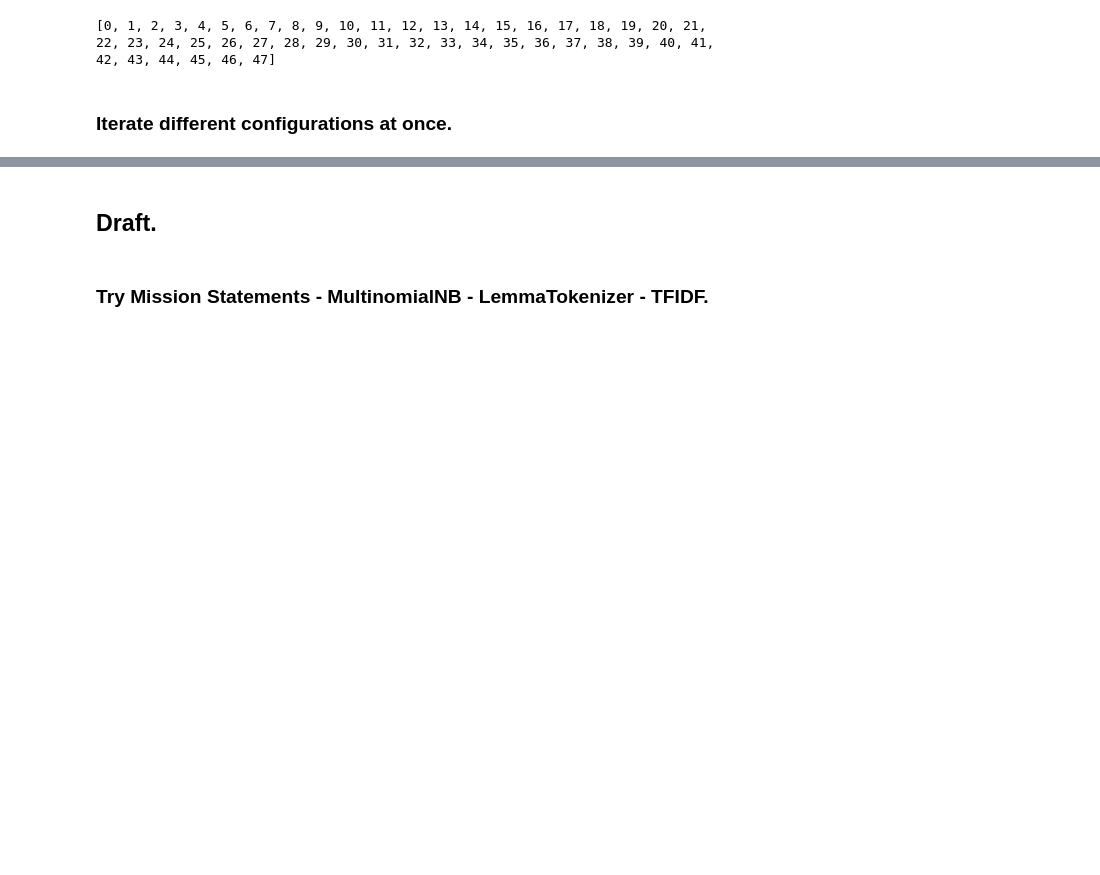
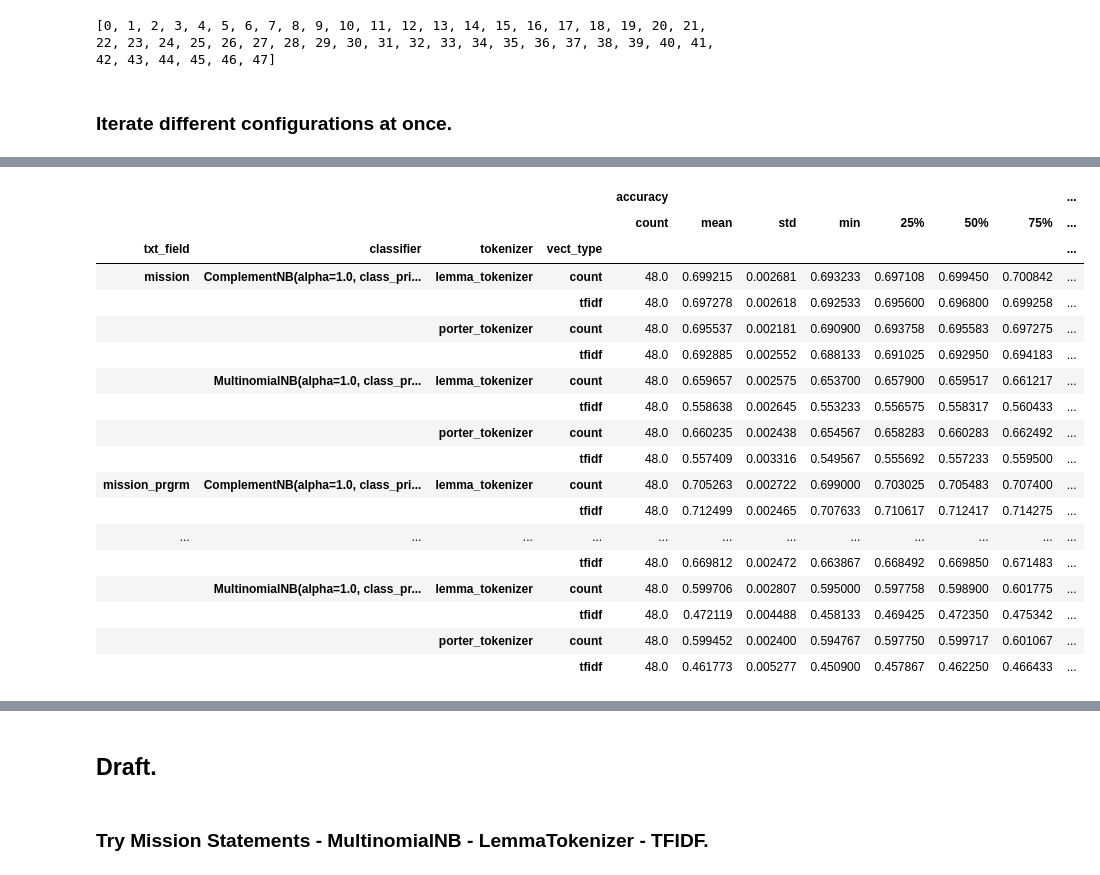
Before and after one commit to ma-ji/npo_classifier, a Jupyter notebook: script/classification_algorithms/naive_bayes.ipynb, the cells around one changed output, grey strips where cells are left out. Drawn from its saved outputs; the diff is of its cells as text; code cells hidden in the pictures; blank space fills up the shorter version.

```diff
--- a/script/classification_algorithms/naive_bayes.ipynb
+++ b/script/classification_algorithms/naive_bayes.ipynb
@@ -159,3 +159,6 @@ for txt_field in ['mission', 'prgrm_dsc', 'mission_prgrm']:
                     dview['vect_type']=vect_type
                     dview['average_mtd']=average_mtd
                     t=func_naive_bayes.map(range(48))
+# %%
+df_performance=pd.concat(dview.gather('df_performance'), ignore_index=True)
+df_performance.sample(10)
@@ -161,0 +177,22 @@ for txt_field in ['mission', 'prgrm_dsc', 'mission_prgrm']:
+# %%
+df_performance[df_performance.average_mtd=='macro'].groupby(['txt_field', 'classifier', 'tokenizer', 'vect_type']).describe()[['accuracy','f1']]
+# %% [output]
+|  |  |  |  | accuracy |  |  |  |  |  |  | ... |
+|  |  |  |  | count | mean | std | min | 25% | 50% | 75% | ... |
+| txt_field | classifier | tokenizer | vect_type |  |  |  |  |  |  |  | ... |
+| mission | ComplementNB(alpha=1.0, class_pri... | lemma_tokenizer | count | 48.0 | 0.699215 | 0.002681 | 0.693233 | 0.697108 | 0.699450 | 0.700842 | ... |
+|  |  |  | tfidf | 48.0 | 0.697278 | 0.002618 | 0.692533 | 0.695600 | 0.696800 | 0.699258 | ... |
+|  |  | porter_tokenizer | count | 48.0 | 0.695537 | 0.002181 | 0.690900 | 0.693758 | 0.695583 | 0.697275 | ... |
+|  |  |  | tfidf | 48.0 | 0.692885 | 0.002552 | 0.688133 | 0.691025 | 0.692950 | 0.694183 | ... |
+|  | MultinomialNB(alpha=1.0, class_pr... | lemma_tokenizer | count | 48.0 | 0.659657 | 0.002575 | 0.653700 | 0.657900 | 0.659517 | 0.661217 | ... |
+|  |  |  | tfidf | 48.0 | 0.558638 | 0.002645 | 0.553233 | 0.556575 | 0.558317 | 0.560433 | ... |
+|  |  | porter_tokenizer | count | 48.0 | 0.660235 | 0.002438 | 0.654567 | 0.658283 | 0.660283 | 0.662492 | ... |
+|  |  |  | tfidf | 48.0 | 0.557409 | 0.003316 | 0.549567 | 0.555692 | 0.557233 | 0.559500 | ... |
+| mission_prgrm | ComplementNB(alpha=1.0, class_pri... | lemma_tokenizer | count | 48.0 | 0.705263 | 0.002722 | 0.699000 | 0.703025 | 0.705483 | 0.707400 | ... |
+|  |  |  | tfidf | 48.0 | 0.712499 | 0.002465 | 0.707633 | 0.710617 | 0.712417 | 0.714275 | ... |
+| ... | ... | ... | ... | ... | ... | ... | ... | ... | ... | ... | ... |
+|  |  |  | tfidf | 48.0 | 0.669812 | 0.002472 | 0.663867 | 0.668492 | 0.669850 | 0.671483 | ... |
+|  | MultinomialNB(alpha=1.0, class_pr... | lemma_tokenizer | count | 48.0 | 0.599706 | 0.002807 | 0.595000 | 0.597758 | 0.598900 | 0.601775 | ... |
+|  |  |  | tfidf | 48.0 | 0.472119 | 0.004488 | 0.458133 | 0.469425 | 0.472350 | 0.475342 | ... |
+|  |  | porter_tokenizer | count | 48.0 | 0.599452 | 0.002400 | 0.594767 | 0.597750 | 0.599717 | 0.601067 | ... |
+|  |  |  | tfidf | 48.0 | 0.461773 | 0.005277 | 0.450900 | 0.457867 | 0.462250 | 0.466433 | ... |
```
Also changed, not shown: parts of 6 cells of this notebook, 1 other file.
